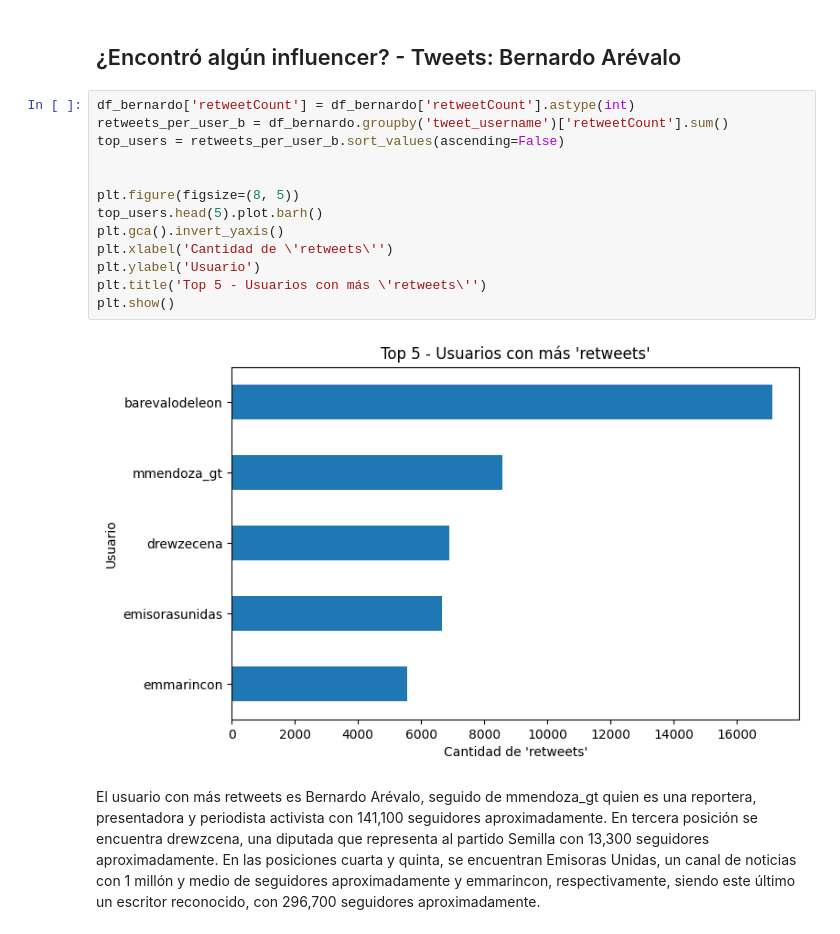
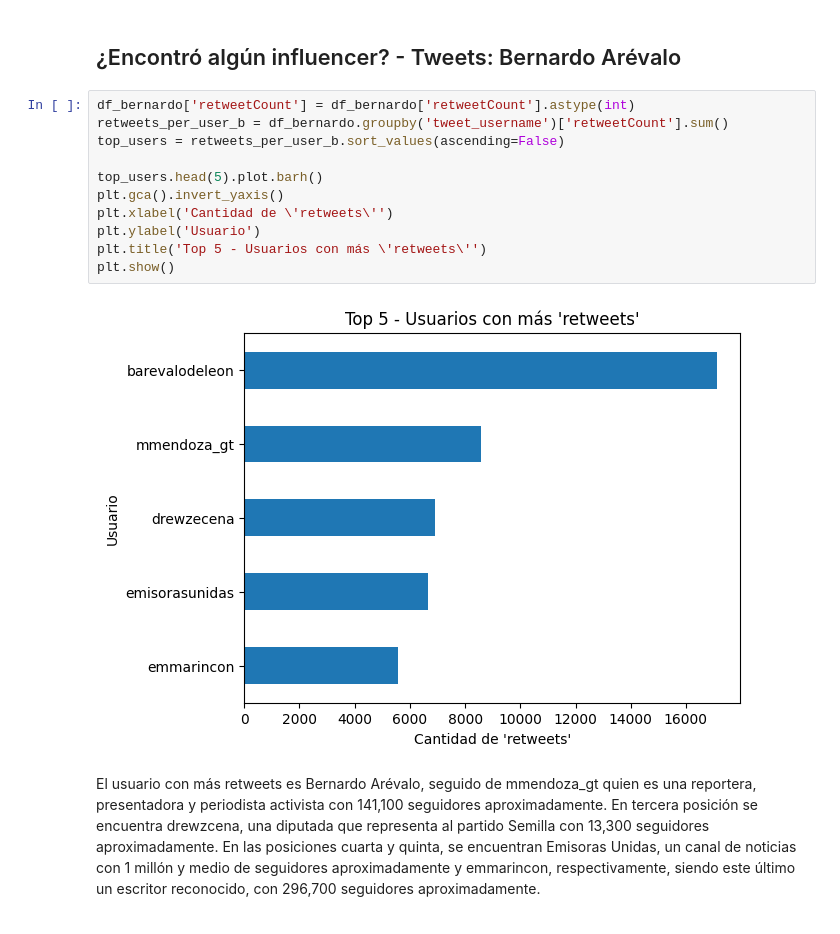
Before and after one commit to guillermoSb/datascience_laboratorio6, a Jupyter notebook: Problema2.ipynb, the cells around one changed output. Saved outputs shown, nothing was run; the diff lists cells and outputs as text.

```diff
--- a/Problema2.ipynb
+++ b/Problema2.ipynb
@@ -232,18 +228,16 @@ Se ve que en su mayoría la opinión pública de los candidatos fue neutra, no o
 # %%
 df_bernardo['retweetCount'] = df_bernardo['retweetCount'].astype(int)
 retweets_per_user_b = df_bernardo.groupby('tweet_username')['retweetCount'].sum()
 top_users = retweets_per_user_b.sort_values(ascending=False)
 
-
-plt.figure(figsize=(8, 5))
 top_users.head(5).plot.barh()
 plt.gca().invert_yaxis()
 plt.xlabel('Cantidad de \'retweets\'')
 plt.ylabel('Usuario')
 plt.title('Top 5 - Usuarios con más \'retweets\'')
 plt.show()
 # %% [output]
-[figure, old version]
+[figure, new version]
 # %% [markdown]
 El usuario con más retweets es Bernardo Arévalo, seguido de mmendoza_gt quien es una reportera, presentadora y periodista activista con 141,100 seguidores aproximadamente. En tercera posición se encuentra drewzcena, una diputada que representa al partido Semilla con 13,300 seguidores aproximadamente. En las posiciones cuarta y quinta, se encuentran Emisoras Unidas, un canal de noticias con 1 millón y medio de seguidores aproximadamente y emmarincon, respectivamente, siendo este último un escritor reconocido, con 296,700 seguidores aproximadamente.
 # %%
```
Also changed, not shown: parts of 13 cells of this notebook.
